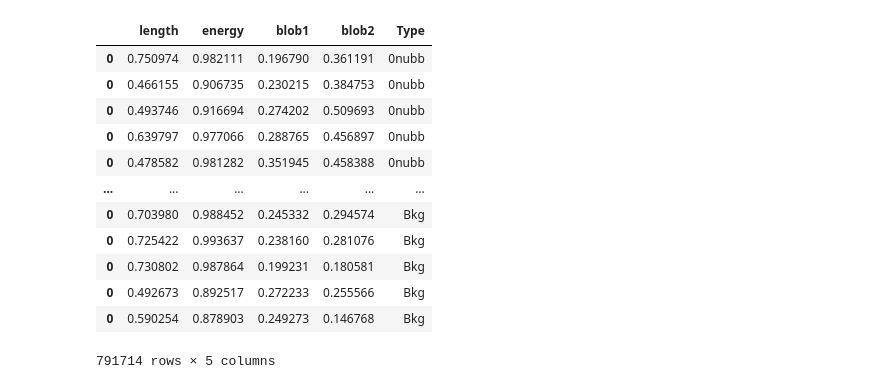
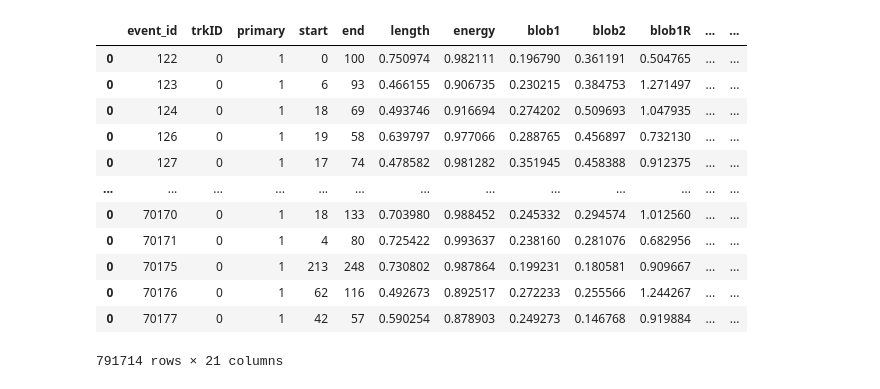
Before and after one commit to kvjmistry/ATPC, a Jupyter notebook: notebooks/ML_Study.ipynb, the cells around one changed output. Cells and saved outputs as stored; diff of their text form; code cells hidden in the pictures.

```diff
--- a/notebooks/ML_Study.ipynb
+++ b/notebooks/ML_Study.ipynb
@@ -23,8 +23,8 @@ print(det_size)
 # Load in the signal metadata
 nubb_meta = pd.read_hdf(f"../data/Trackreco/ATPC_0nubb_{pressure}bar_{diff}_reco.h5", "meta")
 nubb_meta["Type"] = "0nubb"
+nubb_meta["subType"] = "0nubb"
 nubb_meta = nubb_meta[nubb_meta.label == "Primary"]
-nubb_meta = nubb_meta[["length","energy", "blob1", "blob2", "Type"] ]
 display(nubb_meta)
 
 # ----------------------------------------------------------------------------------------------------
@@ -35,18 +35,17 @@ Tl_meta = pd.DataFrame()
 Bi_meta = pd.DataFrame()
 
 Tl_meta = pd.read_hdf(f"../data/Trackreco/ATPC_Tl_ion_{pressure}bar_{diff}_reco.h5", "meta")
-Tl_meta["Type"] = "Tl"
+Tl_meta["subType"] = "Tl"
 Bi_meta = pd.read_hdf(f"../data/Trackreco/ATPC_Bi_ion_{pressure}bar_{diff}_reco.h5", "meta")
-Bi_meta["Type"] = "Bi"
+Bi_meta["subType"] = "Bi"
 single_meta = pd.read_hdf(f"../data/Trackreco/ATPC_single_{pressure}bar_{diff}_reco.h5", "meta")
-single_meta["Type"] = "single"
+single_meta["subType"] = "single"
 
 Bkg_meta = pd.concat([Tl_meta, Bi_meta, single_meta])
 # Bkg_meta = pd.concat([Tl_meta])
 
 
 Bkg_meta = Bkg_meta[Bkg_meta.label == "Primary"]
-Bkg_meta = Bkg_meta[ ["length","energy", "blob1", "blob2", "Type"] ]
 Bkg_meta["Type"] = "Bkg"
 
 
@@ -84,34 +83,35 @@ df = pd.concat([nubb_meta, Bkg_meta])
 # %%
 # Normalize the columns
 
 def normalize_cols(df, columns):
     result = df.copy()
     for col in columns:
         max_val = df[col].max()
         min_val = df[col].min()
         # Prevent division by zero if all values are the same
         if max_val == min_val:
             result[col] = 0
         else:
             result[col] = (df[col] - min_val) / (max_val - min_val)
     return result
 
-cols = ["length", "energy", "blob1", "blob2"]
+# features = ["length", "energy", "blob1", "blob2", "blob1R", "blob2R", "Tortuosity1", "Tortuosity2"]
+features = ["length", "energy", "blob1", "blob2", "blob2R", "Tortuosity2", "Squiglicity2"]
 
-df = normalize_cols(df, cols)
+df = normalize_cols(df, features)
 display(df)
 df.describe()
 # %% [output]
-|  | length | energy | blob1 | blob2 | Type |
-| 0 | 0.750974 | 0.982111 | 0.196790 | 0.361191 | 0nubb |
-| 0 | 0.466155 | 0.906735 | 0.230215 | 0.384753 | 0nubb |
-| 0 | 0.493746 | 0.916694 | 0.274202 | 0.509693 | 0nubb |
-| 0 | 0.639797 | 0.977066 | 0.288765 | 0.456897 | 0nubb |
-| 0 | 0.478582 | 0.981282 | 0.351945 | 0.458388 | 0nubb |
-| ... | ... | ... | ... | ... | ... |
-| 0 | 0.703980 | 0.988452 | 0.245332 | 0.294574 | Bkg |
-| 0 | 0.725422 | 0.993637 | 0.238160 | 0.281076 | Bkg |
-| 0 | 0.730802 | 0.987864 | 0.199231 | 0.180581 | Bkg |
-| 0 | 0.492673 | 0.892517 | 0.272233 | 0.255566 | Bkg |
-| 0 | 0.590254 | 0.878903 | 0.249273 | 0.146768 | Bkg |
+|  | event_id | trkID | primary | start | end | length | energy | blob1 | blob2 | blob1R | ... | ... |
+| 0 | 122 | 0 | 1 | 0 | 100 | 0.750974 | 0.982111 | 0.196790 | 0.361191 | 0.504765 | ... | ... |
+| 0 | 123 | 0 | 1 | 6 | 93 | 0.466155 | 0.906735 | 0.230215 | 0.384753 | 1.271497 | ... | ... |
+| 0 | 124 | 0 | 1 | 18 | 69 | 0.493746 | 0.916694 | 0.274202 | 0.509693 | 1.047935 | ... | ... |
+| 0 | 126 | 0 | 1 | 19 | 58 | 0.639797 | 0.977066 | 0.288765 | 0.456897 | 0.732130 | ... | ... |
+| 0 | 127 | 0 | 1 | 17 | 74 | 0.478582 | 0.981282 | 0.351945 | 0.458388 | 0.912375 | ... | ... |
+| ... | ... | ... | ... | ... | ... | ... | ... | ... | ... | ... | ... | ... |
+| 0 | 70170 | 0 | 1 | 18 | 133 | 0.703980 | 0.988452 | 0.245332 | 0.294574 | 1.012560 | ... | ... |
+| 0 | 70171 | 0 | 1 | 4 | 80 | 0.725422 | 0.993637 | 0.238160 | 0.281076 | 0.682956 | ... | ... |
+| 0 | 70175 | 0 | 1 | 213 | 248 | 0.730802 | 0.987864 | 0.199231 | 0.180581 | 0.909667 | ... | ... |
+| 0 | 70176 | 0 | 1 | 62 | 116 | 0.492673 | 0.892517 | 0.272233 | 0.255566 | 1.244267 | ... | ... |
+| 0 | 70177 | 0 | 1 | 42 | 57 | 0.590254 | 0.878903 | 0.249273 | 0.146768 | 0.919884 | ... | ... |
-791714 rows × 5 columns
+791714 rows × 21 columns
```
Also changed, not shown: parts of 15 cells of this notebook.
